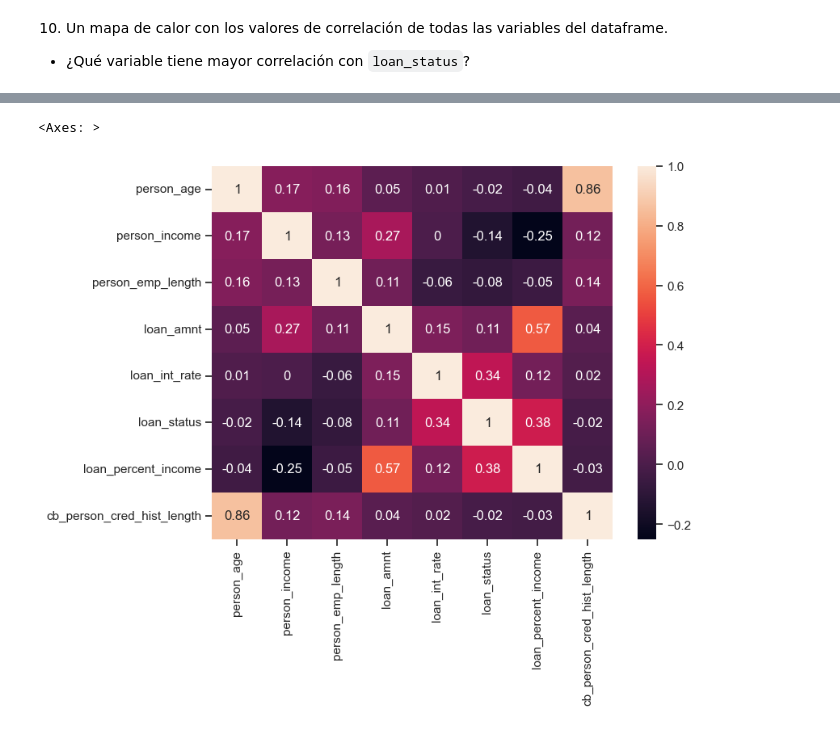
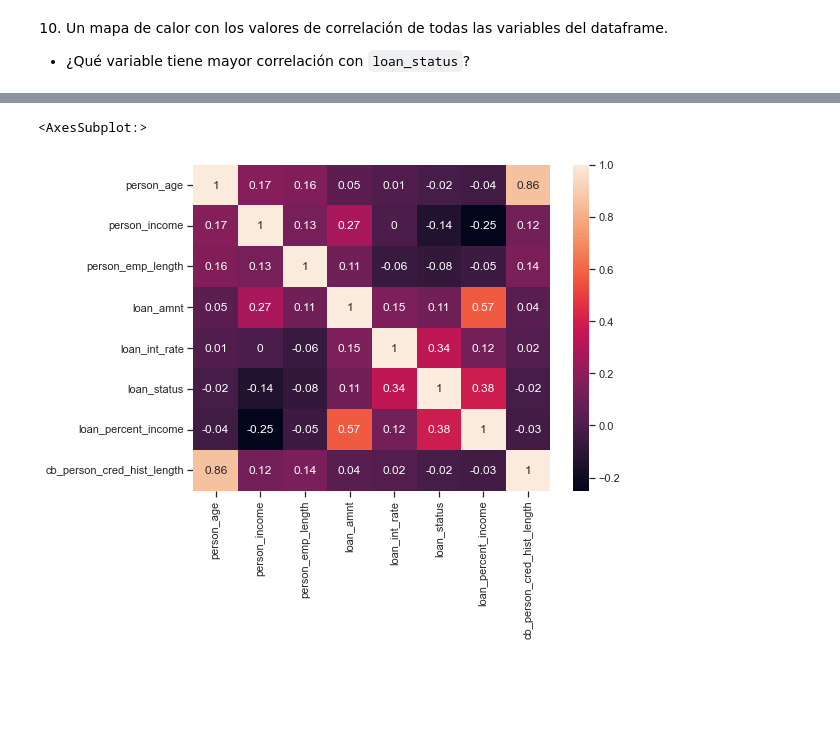
Before and after one commit to angelsedam/Maestria_IAA, a Jupyter notebook: 01_ciencia_analitica_datos/mod03_1_eda/entregable/Actividad4EDA.ipynb, the cells around one changed output, grey strips where cells are left out. Saved outputs shown, nothing was run; the diff lists cells and outputs as text; code cells hidden in the pictures; blank space fills up the shorter version.

```diff
--- a/01_ciencia_analitica_datos/mod03_1_eda/entregable/Actividad4EDA.ipynb
+++ b/01_ciencia_analitica_datos/mod03_1_eda/entregable/Actividad4EDA.ipynb
@@ -301,3 +474,6 @@ plt.show()
 # %% [markdown]
 10. Un mapa de calor con los valores de correlación de todas las variables del dataframe.
 *   ¿Qué variable tiene mayor correlación con `loan_status`?
+# %%
+correlation = df.corr(method='pearson')
+correlation
@@ -304,6 +490,6 @@ plt.show()
 # %%
 plt.rcParams['figure.figsize'] = (8, 6)
-sns.heatmap(round(Tcorrelation,2), annot=True)
+sns.heatmap(round(correlation,2), annot=True)
 # %% [output]
-<Axes: >
+<AxesSubplot:>
-[figure, old version]
+[figure, new version]
```
Also changed, not shown: parts of 33 cells of this notebook.
